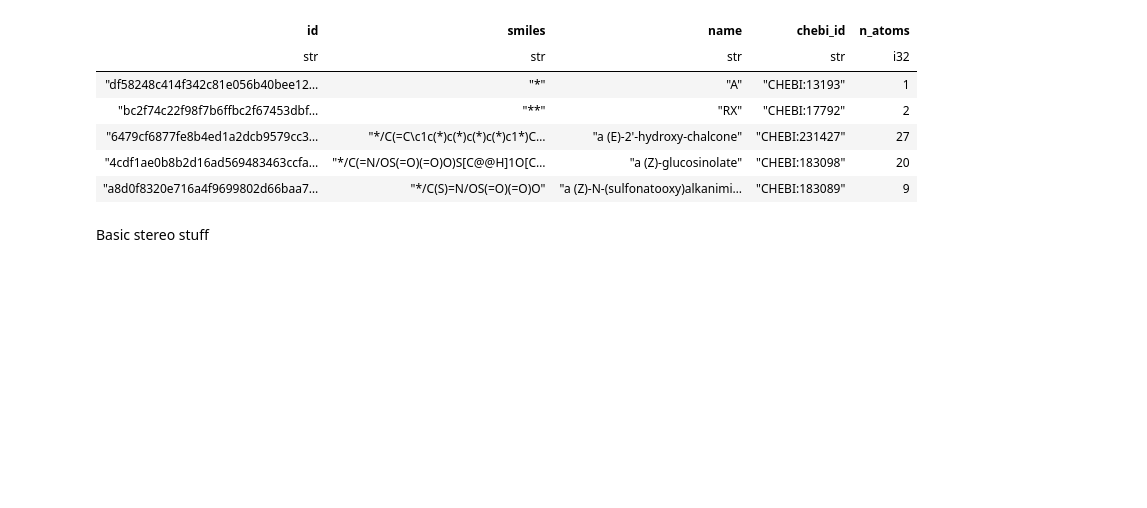
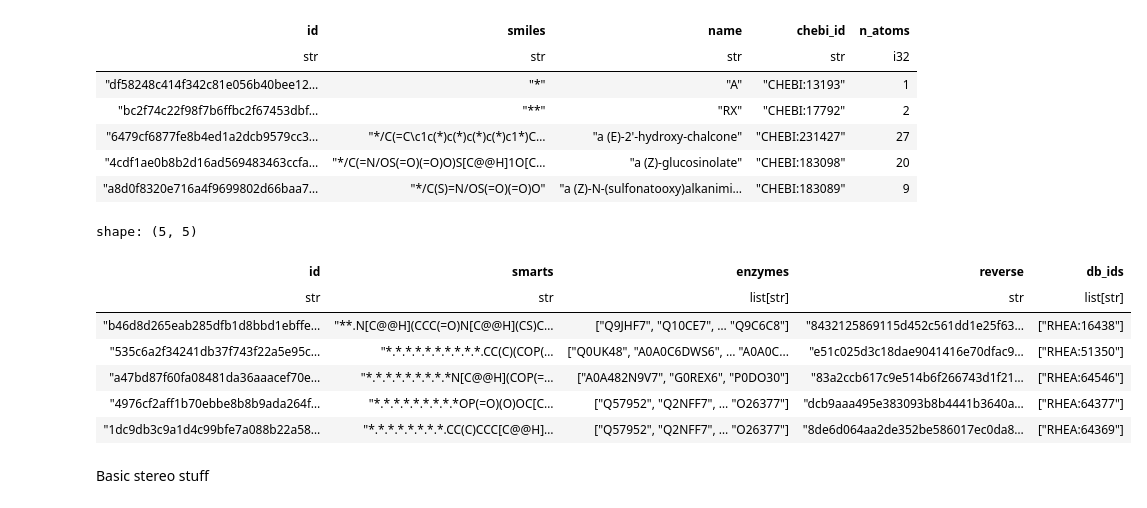
Before and after one commit to stefanpate/coarse-grain-rxns, a Jupyter notebook: notebooks/explore_stereo.ipynb, the cells around one changed output. Cells and saved outputs as stored; diff of their text form; code cells hidden in the pictures; blank space fills up the shorter version.

```diff
--- a/notebooks/explore_stereo.ipynb
+++ b/notebooks/explore_stereo.ipynb
@@ -12 +15,4 @@ import numpy as np
+# %%
+with initialize(version_base=None, config_path="../configs/filepaths"):
+    fps = compose(config_name="filepaths")
 # %%
@@ -21,6 +27,18 @@ shape: (5, 5)
 | "6479cf6877fe8b4ed1a2dcb9579cc3… | "*/C(=C\c1c(*)c(*)c(*)c(*)c1*)C… | "a (E)-2'-hydroxy-chalcone" | "CHEBI:231427" | 27 |
 | "4cdf1ae0b8b2d16ad569483463ccfa… | "*/C(=N/OS(=O)(=O)O)S[C@@H]1O[C… | "a (Z)-glucosinolate" | "CHEBI:183098" | 20 |
 | "a8d0f8320e716a4f9699802d66baa7… | "*/C(S)=N/OS(=O)(=O)O" | "a (Z)-N-(sulfonatooxy)alkanimi… | "CHEBI:183089" | 9 |
+# %%
+krs = pl.read_parquet(Path(fps.known) / "known_reactions_stereo.parquet")
+krs.head()
+# %% [output]
+shape: (5, 5)
+| id | smarts | enzymes | reverse | db_ids |
+| str | str | list[str] | str | list[str] |
+| "b46d8d265eab285dfb1d8bbd1ebffe… | "**.N[C@@H](CCC(=O)N[C@@H](CS)C… | ["Q9JHF7", "Q10CE7", … "Q9C6C8"] | "8432125869115d452c561dd1e25f63… | ["RHEA:16438"] |
+| "535c6a2f34241db37f743f22a5e95c… | "*.*.*.*.*.*.*.*.*.*.CC(C)(COP(… | ["Q0UK48", "A0A0C6DWS6", … "A0A0C... | "e51c025d3c18dae9041416e70dfac9… | ["RHEA:51350"] |
+| "a47bd87f60fa08481da36aaacef70e… | "*.*.*.*.*.*.*.*.*N[C@@H](COP(=… | ["A0A482N9V7", "G0REX6", "P0DO30"] | "83a2ccb617c9e514b6f266743d1f21… | ["RHEA:64546"] |
+| "4976cf2aff1b70ebbe8b8b9ada264f… | "*.*.*.*.*.*.*.*.*OP(=O)(O)OC[C… | ["Q57952", "Q2NFF7", … "O26377"] | "dcb9aaa495e383093b8b4441b3640a… | ["RHEA:64377"] |
+| "1dc9db3c9a1d4c99bfe7a088b22a58… | "*.*.*.*.*.*.*.*.CC(C)CCC[C@@H]… | ["Q57952", "Q2NFF7", … "O26377"] | "8de6d064aa2de352be586017ec0da8… | ["RHEA:64369"] |
 # %%
 draw_mol = lambda x: display(SVG(draw_molecule(x, draw_options={'addAtomIndices': True, 'addBondIndices': True})))
 # %% [markdown]
```
Also changed, not shown: parts of 2 cells of this notebook, 36 other files.
